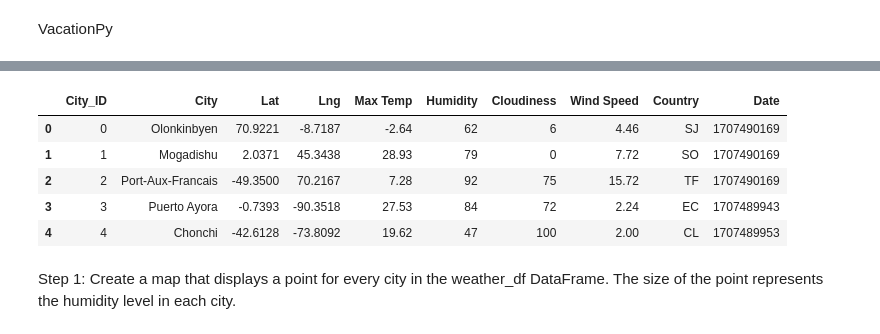
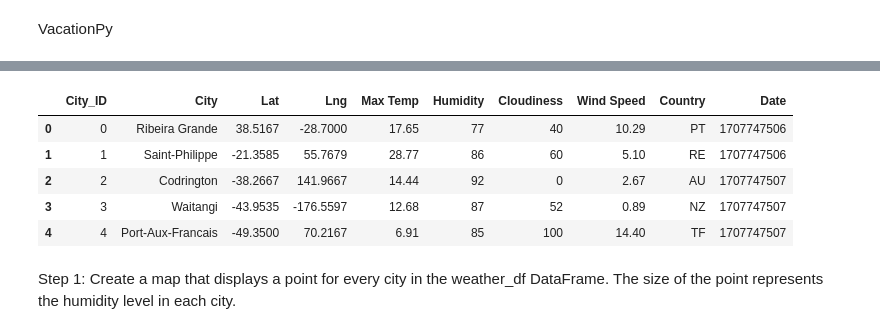
Before and after one commit to gmmarsh/python-api-challenge, a Jupyter notebook: Final Analysis/FinalVacationPy.ipynb, the cells around one changed output, grey strips where cells are left out. Cells and saved outputs as stored; diff of their text form; code cells hidden in the pictures.

```diff
--- a/Final Analysis/FinalVacationPy.ipynb
+++ b/Final Analysis/FinalVacationPy.ipynb
@@ -19,18 +22,18 @@ import time
 from api_keys import geoapify_api_key
 # %%
 # load the WeatherPy_Database.csv file
-file_path = "/Users/grahammarsh/Documents/GitHub/python-api-challenge/Final Analysis/output_data/WeatherPy_Database.csv"
+file_path = "/Users/grahammarsh/Documents/GitHub/python-api-challenge/Final Analysis/FinalOutPutData/WeatherPy_Database.csv"
 weather_df = pd.read_csv(file_path)
 
 # display the header of the weather_df
 weather_df.head()
 # %% [output]
 |  | City_ID | City | Lat | Lng | Max Temp | Humidity | Cloudiness | Wind Speed | Country | Date |
-| 0 | 0 | Olonkinbyen | 70.9221 | -8.7187 | -2.64 | 62 | 6 | 4.46 | SJ | 1707490169 |
-| 1 | 1 | Mogadishu | 2.0371 | 45.3438 | 28.93 | 79 | 0 | 7.72 | SO | 1707490169 |
-| 2 | 2 | Port-Aux-Francais | -49.3500 | 70.2167 | 7.28 | 92 | 75 | 15.72 | TF | 1707490169 |
-| 3 | 3 | Puerto Ayora | -0.7393 | -90.3518 | 27.53 | 84 | 72 | 2.24 | EC | 1707489943 |
-| 4 | 4 | Chonchi | -42.6128 | -73.8092 | 19.62 | 47 | 100 | 2.00 | CL | 1707489953 |
+| 0 | 0 | Ribeira Grande | 38.5167 | -28.7000 | 17.65 | 77 | 40 | 10.29 | PT | 1707747506 |
+| 1 | 1 | Saint-Philippe | -21.3585 | 55.7679 | 28.77 | 86 | 60 | 5.10 | RE | 1707747506 |
+| 2 | 2 | Codrington | -38.2667 | 141.9667 | 14.44 | 92 | 0 | 2.67 | AU | 1707747507 |
+| 3 | 3 | Waitangi | -43.9535 | -176.5597 | 12.68 | 87 | 52 | 0.89 | NZ | 1707747507 |
+| 4 | 4 | Port-Aux-Francais | -49.3500 | 70.2167 | 6.91 | 85 | 100 | 14.40 | TF | 1707747507 |
 # %% [markdown]
 Step 1: Create a map that displays a point for every city in the weather_df DataFrame. The size of the point represents the humidity level in each city.
 # %%
```
Also changed, not shown: parts of 5 cells of this notebook.
